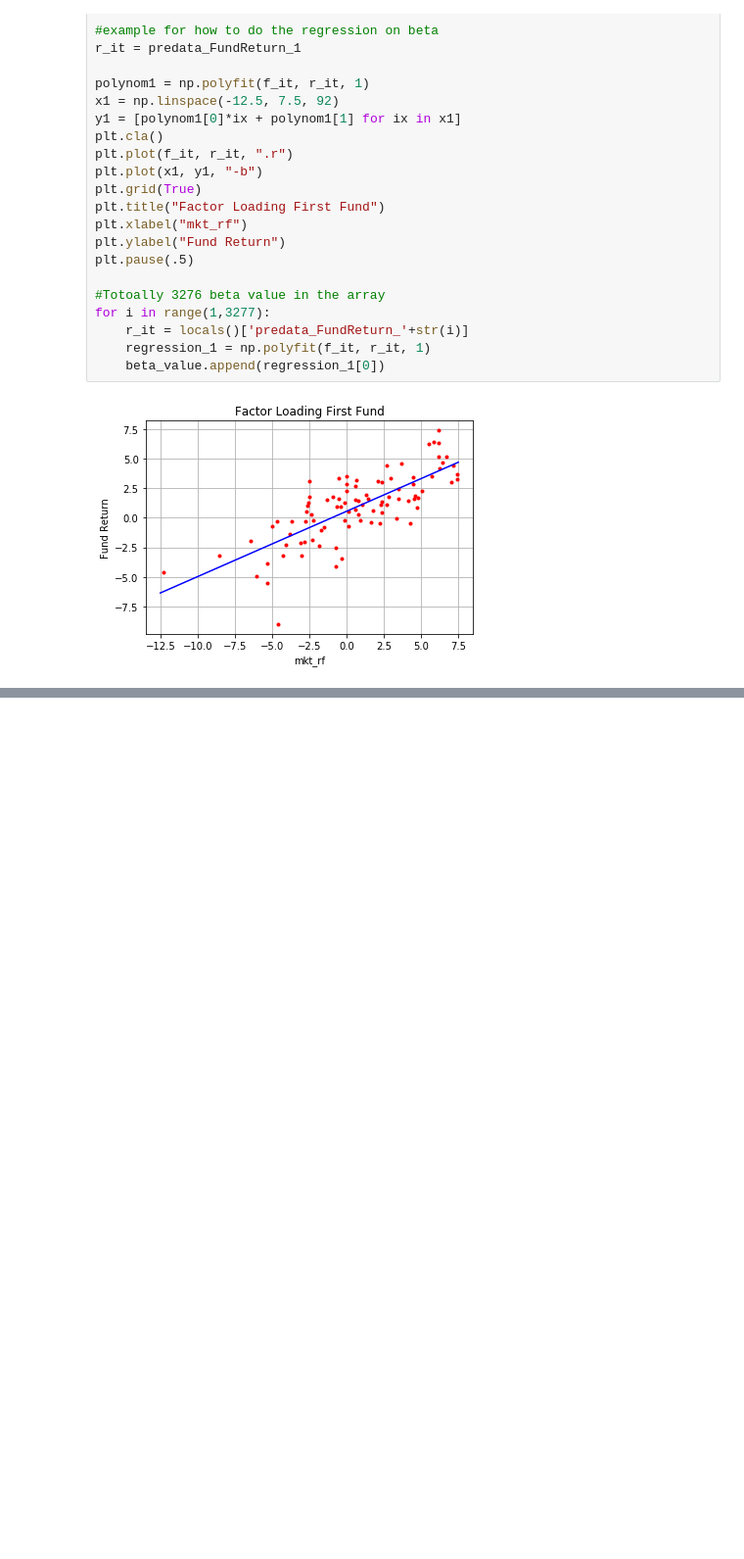
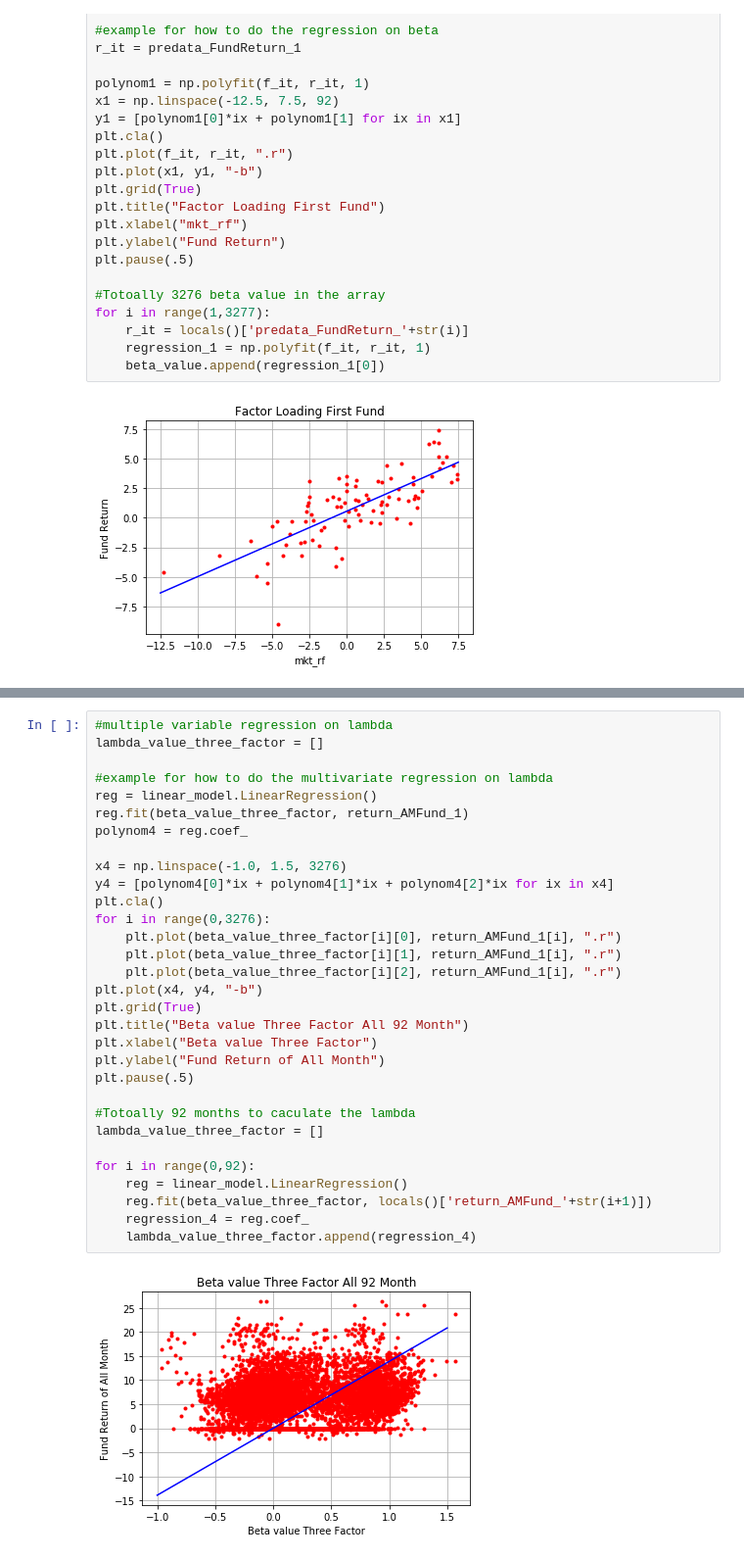
Before and after one commit to YuxuanSnow/BA_The-Impact-of-Portofolio, a Jupyter notebook: Regression1.ipynb, the cells around one changed output, grey strips where cells are left out. Shown at 98% size. Cells and saved outputs as stored; diff of their text form; blank space fills up the shorter version.

```diff
--- a/Regression1.ipynb
+++ b/Regression1.ipynb
@@ -124,0 +167,33 @@ for i in range(0,3276):
+# %%
+#multiple variable regression on lambda
+lambda_value_three_factor = []
+
+#example for how to do the multivariate regression on lambda
+reg = linear_model.LinearRegression()
+reg.fit(beta_value_three_factor, return_AMFund_1)
+polynom4 = reg.coef_
+
+x4 = np.linspace(-1.0, 1.5, 3276)
+y4 = [polynom4[0]*ix + polynom4[1]*ix + polynom4[2]*ix for ix in x4]
+plt.cla()
+for i in range(0,3276):
+    plt.plot(beta_value_three_factor[i][0], return_AMFund_1[i], ".r")
+    plt.plot(beta_value_three_factor[i][1], return_AMFund_1[i], ".r")
+    plt.plot(beta_value_three_factor[i][2], return_AMFund_1[i], ".r")
+plt.plot(x4, y4, "-b")
+plt.grid(True)
+plt.title("Beta value Three Factor All 92 Month")
+plt.xlabel("Beta value Three Factor")
+plt.ylabel("Fund Return of All Month")
+plt.pause(.5)
+
+#Totoally 92 months to caculate the lambda
+lambda_value_three_factor = []
+
+for i in range(0,92):
+    reg = linear_model.LinearRegression()
+    reg.fit(beta_value_three_factor, locals()['return_AMFund_'+str(i+1)])
+    regression_4 = reg.coef_
+    lambda_value_three_factor.append(regression_4)
+# %% [output]
+[figure, added]
```
Also changed, not shown: parts of 6 cells of this notebook, 1 other file.
